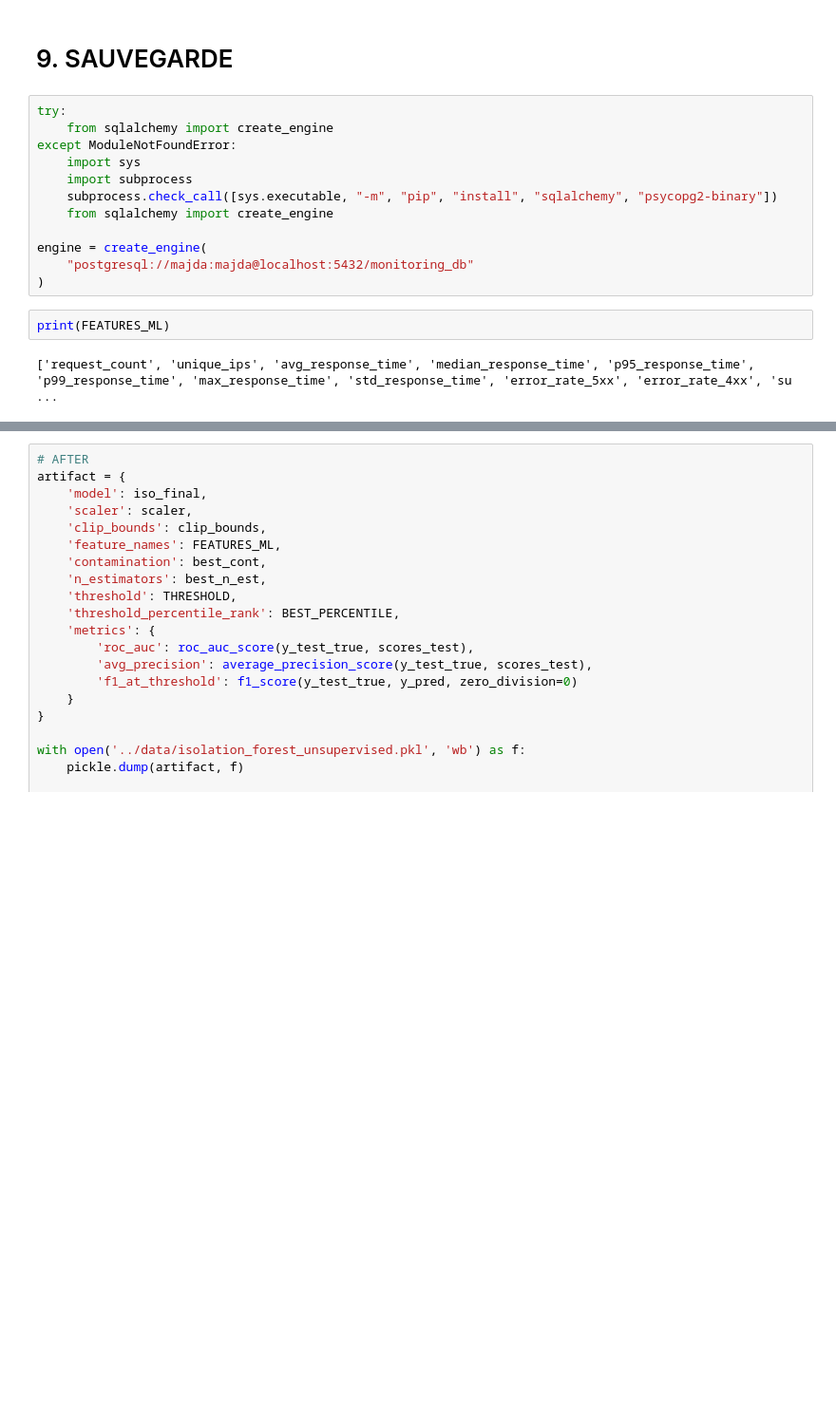
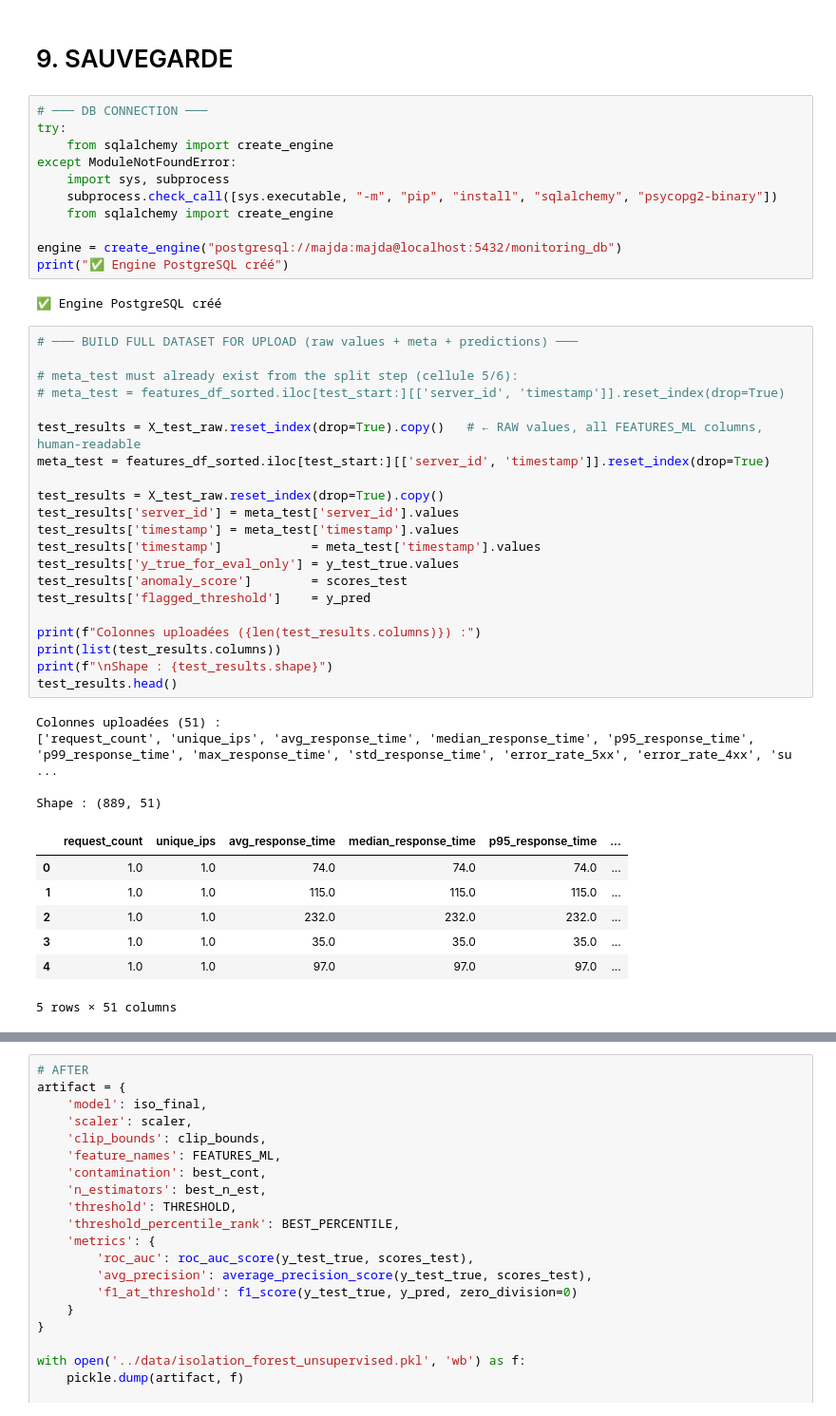
Before and after one commit to majda-soussia/Api-anomaly-detection, a Jupyter notebook: ML/isolation_forest_unsupervised.ipynb, the cells around one changed output, grey strips where cells are left out. Shown at 95% size. Saved outputs shown, nothing was run; the diff lists cells and outputs as text; blank space fills up the shorter version.

```diff
--- a/ML/isolation_forest_unsupervised.ipynb
+++ b/ML/isolation_forest_unsupervised.ipynb
@@ -768,18 +768,48 @@ dtype: float64
 # %% [markdown]
 # 9. SAUVEGARDE
 # %%
+# ─── DB CONNECTION ───
 try:
     from sqlalchemy import create_engine
 except ModuleNotFoundError:
-    import sys
-    import subprocess
+    import sys, subprocess
     subprocess.check_call([sys.executable, "-m", "pip", "install", "sqlalchemy", "psycopg2-binary"])
     from sqlalchemy import create_engine
 
-engine = create_engine(
-    "postgresql://majda:majda@localhost:5432/monitoring_db"
-)
+engine = create_engine("postgresql://majda:majda@localhost:5432/monitoring_db")
+print("✅ Engine PostgreSQL créé")
+# %% [output]
+✅ Engine PostgreSQL créé
-# %%
-print(FEATURES_ML)
-# %% [output]
-['request_count', 'unique_ips', 'avg_response_time', 'median_response_time', 'p95_response_time', 'p99_response_time', 'max_response_time', 'std_response_time', 'error_rate_5xx', 'error_rate_4xx', 'su ...
+# %%
+# ─── BUILD FULL DATASET FOR UPLOAD (raw values + meta + predictions) ───
+
+# meta_test must already exist from the split step (cellule 5/6):
+# meta_test = features_df_sorted.iloc[test_start:][['server_id', 'timestamp']].reset_index(drop=True)
+
+test_results = X_test_raw.reset_index(drop=True).copy()   # ← RAW values, all FEATURES_ML columns, human-readable
+meta_test = features_df_sorted.iloc[test_start:][['server_id', 'timestamp']].reset_index(drop=True)
+
+test_results = X_test_raw.reset_index(drop=True).copy()
+test_results['server_id'] = meta_test['server_id'].values
+test_results['timestamp'] = meta_test['timestamp'].values
+test_results['timestamp']            = meta_test['timestamp'].values
+test_results['y_true_for_eval_only'] = y_test_true.values
+test_results['anomaly_score']        = scores_test
+test_results['flagged_threshold']    = y_pred
+
+print(f"Colonnes uploadées ({len(test_results.columns)}) :")
+print(list(test_results.columns))
+print(f"\nShape : {test_results.shape}")
+test_results.head()
+# %% [output]
+Colonnes uploadées (51) :
+['request_count', 'unique_ips', 'avg_response_time', 'median_response_time', 'p95_response_time', 'p99_response_time', 'max_response_time', 'std_response_time', 'error_rate_5xx', 'error_rate_4xx', 'su ...
+
+Shape : (889, 51)
+|  | request_count | unique_ips | avg_response_time | median_response_time | p95_response_time | ... |
+| 0 | 1.0 | 1.0 | 74.0 | 74.0 | 74.0 | ... |
+| 1 | 1.0 | 1.0 | 115.0 | 115.0 | 115.0 | ... |
+| 2 | 1.0 | 1.0 | 232.0 | 232.0 | 232.0 | ... |
+| 3 | 1.0 | 1.0 | 35.0 | 35.0 | 35.0 | ... |
+| 4 | 1.0 | 1.0 | 97.0 | 97.0 | 97.0 | ... |
+5 rows × 51 columns
```
Also changed, not shown: parts of 3 cells of this notebook, 4 other files.
